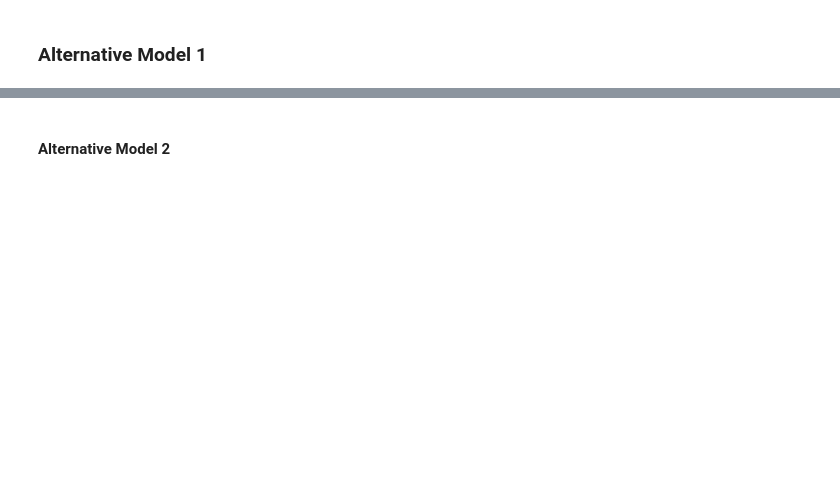
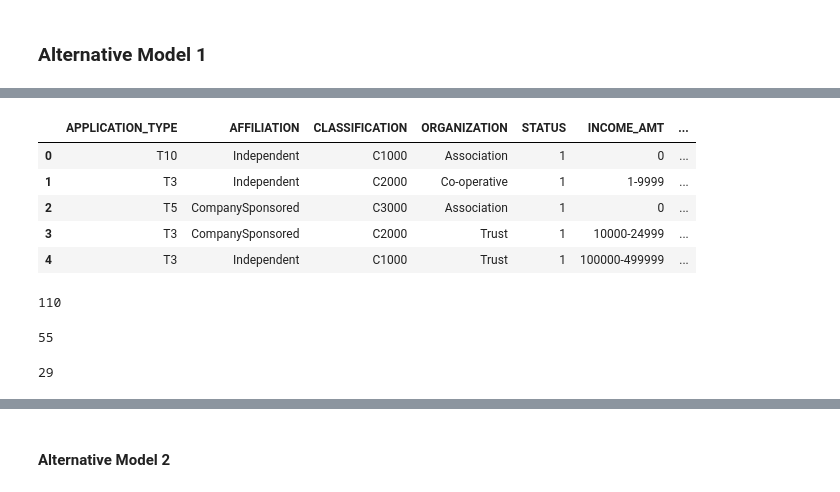
Before and after one commit to nielsdehaan1977/Fintech_Module13, a Jupyter notebook: venture_funding_with_deep_learning.ipynb, the cells around one changed output, grey strips where cells are left out. Saved outputs shown, nothing was run; the diff lists cells and outputs as text; code cells hidden in the pictures; blank space fills up the shorter version.

```diff
--- a/venture_funding_with_deep_learning.ipynb
+++ b/venture_funding_with_deep_learning.ipynb
@@ -406,0 +616,15 @@ nn_A1 = # YOUR CODE HERE
+# %%
+# Drop columns APPLICATION_TYPE and CLASSIFICATION (Trial and Error) Logically thinking these columns don't have any explantory value as they are codes
+# that don't have any additional information attached to them as to what they are or what they explain.
+
+applicant_data_df_adjusted = applicant_data_df.drop(columns=['USE_CASE','ASK_AMT'])
+
+# Review new DataFrame
+applicant_data_df_adjusted.head()
+# %% [output]
+|  | APPLICATION_TYPE | AFFILIATION | CLASSIFICATION | ORGANIZATION | STATUS | INCOME_AMT | ... |
+| 0 | T10 | Independent | C1000 | Association | 1 | 0 | ... |
+| 1 | T3 | Independent | C2000 | Co-operative | 1 | 1-9999 | ... |
+| 2 | T5 | CompanySponsored | C3000 | Association | 1 | 0 | ... |
+| 3 | T3 | CompanySponsored | C2000 | Trust | 1 | 10000-24999 | ... |
+| 4 | T3 | Independent | C1000 | Trust | 1 | 100000-499999 | ... |
@@ -406,0 +683,8 @@ nn_A1 = # YOUR CODE HERE
+# %%
+# Define the the number of inputs (features) to the model
+number_input_features = len(X_train.iloc[0])
+
+# Review the number of features
+number_input_features
+# %% [output]
+110
@@ -407 +694,17 @@ nn_A1 = # YOUR CODE HERE
+# %%
+# Define the number of hidden nodes for the first hidden layer
+hidden_nodes_layer1_A1 = (number_input_features + number_output_neurons_A1) // 2
+
+# Review the number of hidden nodes in the first layer
+hidden_nodes_layer1_A1
+# %% [output]
+55
+# %%
+# Define the number of hidden nodes for the first hidden layer
+hidden_nodes_layer2_A1 = (hidden_nodes_layer1 + number_output_neurons_A1) // 2
+
+# Review the number of hidden nodes in the first layer
+hidden_nodes_layer2_A1
+# %% [output]
+29
 # %%
```
Also changed, not shown: parts of 81 cells of this notebook, 3 other files.
